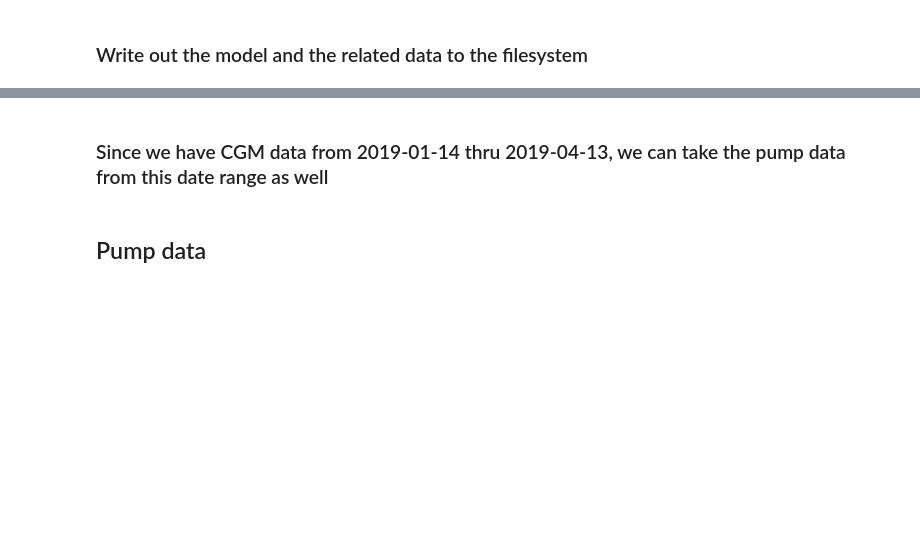
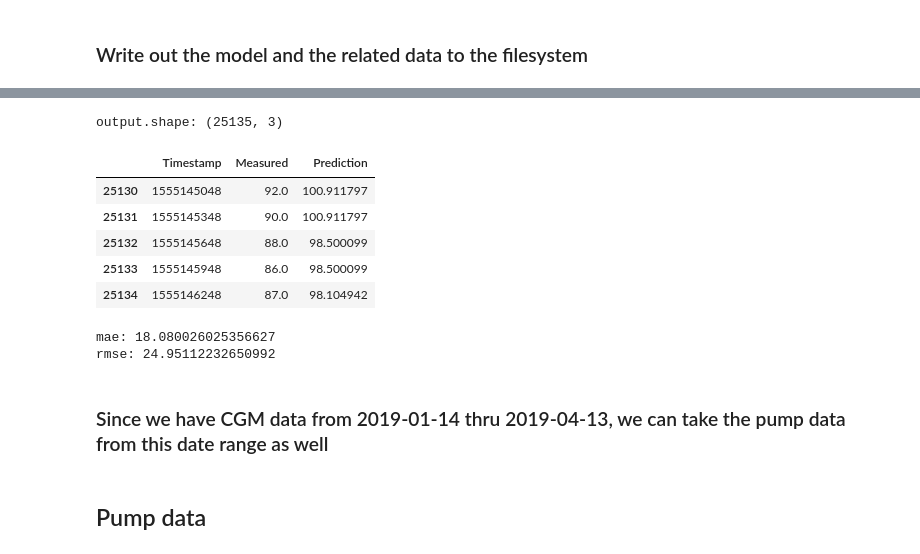
Before and after one commit to diabetes-manager/data-science, a Jupyter notebook: XGB.ipynb, the cells around one changed output, grey strips where cells are left out. Saved outputs shown, nothing was run; the diff lists cells and outputs as text; code cells hidden in the pictures; blank space fills up the shorter version.

```diff
--- a/XGB.ipynb
+++ b/XGB.ipynb
@@ -281,3 +321,54 @@ with open('heroku/data/private/table', 'wb') as f:
+# %%
+# Calculate the shift for y_pred so it matches the Glucose values
+def shift_predictions_concat(df, minutes, y_pred):
+    seconds = minutes * 60
+    first_timestamp = df.Timestamp.iloc[0]
+    timestamp = df.Timestamp.values
+    shift = None
+    for i in range(df.shape[0]):
+        t = timestamp[i] - first_timestamp
+        if t < seconds:
+            continue
+        shift = i
+        break
+
+    df2 = df.copy().iloc[shift:, :].dropna()
+
+    y_pred2 = y_pred[:df2.shape[0]]
+    y_pred = y_pred.reset_index(drop=True)
+
+    df2 = df2.reset_index(drop=True)
+    df2 = pd.concat([df2, y_pred2], axis=1, ignore_index=True)
+    df2 = df2.drop(df2.columns[2], axis=1)
+    df2 = df2.rename(columns={0: 'Timestamp',
+                              1: 'Measured',
+                              3: 'Prediction'})
+
+    return df2
+
+y_pred_all = gridsearch.predict(cgm.drop(columns=['30 minutes'], axis=1))
+output = shift_predictions_concat(cgm, 30, pd.Series(y_pred_all))
+print('output.shape:', output.shape)
+
+with open('diabetesmanager/data/private/table', 'wb') as f:
+    pickle.dump(output, f)
+# %% [output]
+output.shape: (25135, 3)
+# %%
+output.tail()
+# %% [output]
+|  | Timestamp | Measured | Prediction |
+| 25130 | 1555145048 | 92.0 | 100.911797 |
+| 25131 | 1555145348 | 90.0 | 100.911797 |
+| 25132 | 1555145648 | 88.0 | 98.500099 |
+| 25133 | 1555145948 | 86.0 | 98.500099 |
+| 25134 | 1555146248 | 87.0 | 98.104942 |
+# %%
+print('mae:', mean_absolute_error(output['Measured'], output['Prediction']))
+print('rmse:', np.sqrt(mean_squared_error(output['Measured'], output['Prediction'])))
+# %% [output]
+mae: 18.080026025356627
+rmse: 24.95112232650992
 # %% [markdown]
 ### Since we have CGM data from 2019-01-14 thru 2019-04-13, we can take the pump data from this date range as well
 # %% [markdown]
```
Also changed, not shown: parts of 10 cells of this notebook.
